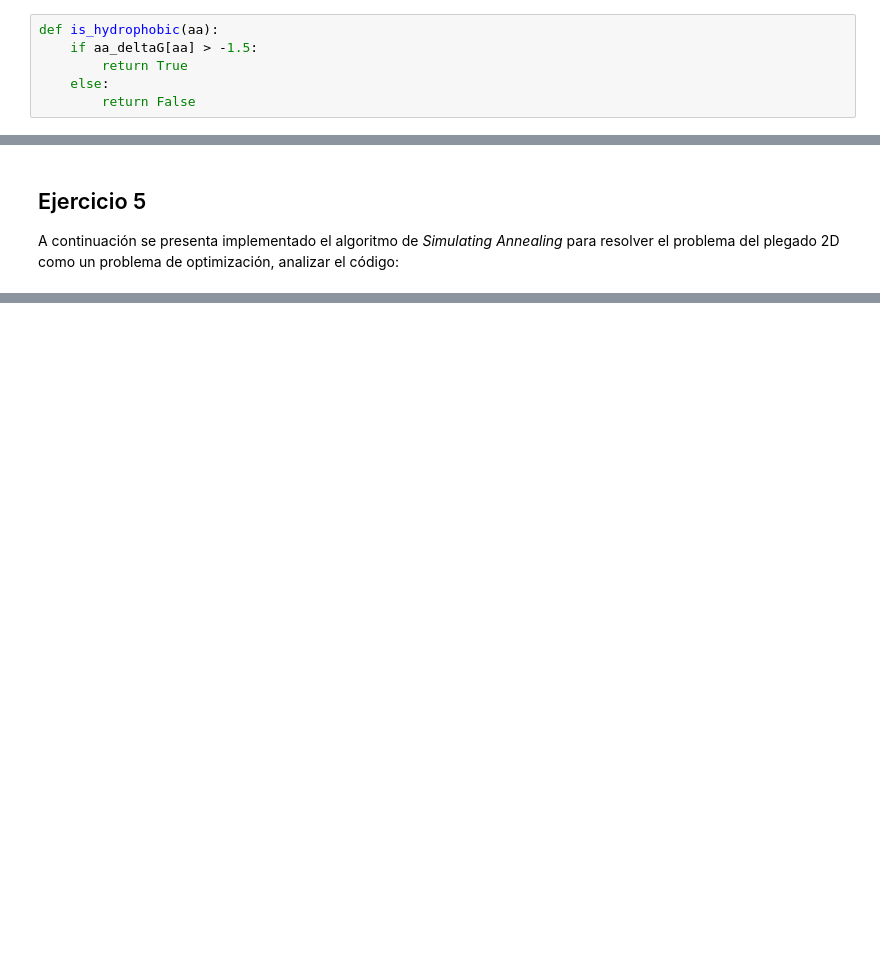
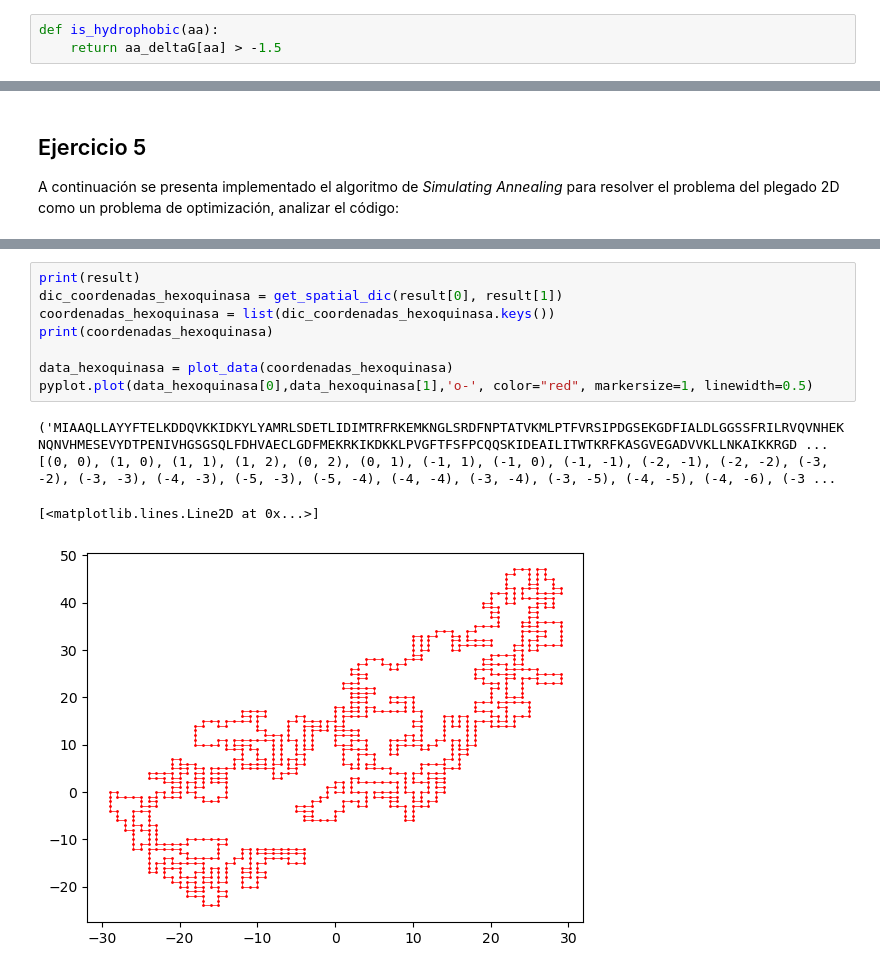
Before and after one commit to vicrevlop/Python-BAG-23-24, a Jupyter notebook: plegado2D_enunciado23.ipynb, the cells around one changed output, grey strips where cells are left out. Saved outputs shown, nothing was run; the diff lists cells and outputs as text; blank space fills up the shorter version.

```diff
--- a/plegado2D_enunciado23.ipynb
+++ b/plegado2D_enunciado23.ipynb
@@ -151,9 +136,6 @@ aa_deltaG = {
 Se pide implementar una función **is_hydrophobic(aa)** que recibe un aminoácido y devuelve **True** si su ΔG es mayor de -1.5, **False** en caso contrario.
 # %%
 def is_hydrophobic(aa):
-    if aa_deltaG[aa] > -1.5:
-        return True
-    else:
-        return False
+    return aa_deltaG[aa] > -1.5
 # %%
 #pruebas
@@ -483,0 +536,13 @@ pyplot.plot(["b","a","c","e","t"], [20,40,50,90,25],'o-')
+# %%
+print(result)
+dic_coordenadas_hexoquinasa = get_spatial_dic(result[0], result[1])
+coordenadas_hexoquinasa = list(dic_coordenadas_hexoquinasa.keys())
+print(coordenadas_hexoquinasa)
+
+data_hexoquinasa = plot_data(coordenadas_hexoquinasa)
+pyplot.plot(data_hexoquinasa[0],data_hexoquinasa[1],'o-', color="red", markersize=1, linewidth=0.5)
+# %% [output]
+('MIAAQLLAYYFTELKDDQVKKIDKYLYAMRLSDETLIDIMTRFRKEMKNGLSRDFNPTATVKMLPTFVRSIPDGSEKGDFIALDLGGSSFRILRVQVNHEKNQNVHMESEVYDTPENIVHGSGSQLFDHVAECLGDFMEKRKIKDKKLPVGFTFSFPCQQSKIDEAILITWTKRFKASGVEGADVVKLLNKAIKKRGD ...
+[(0, 0), (1, 0), (1, 1), (1, 2), (0, 2), (0, 1), (-1, 1), (-1, 0), (-1, -1), (-2, -1), (-2, -2), (-3, -2), (-3, -3), (-4, -3), (-5, -3), (-5, -4), (-4, -4), (-3, -4), (-3, -5), (-4, -5), (-4, -6), (-3 ...
+[<matplotlib.lines.Line2D at 0x...>]
+[figure, added]
```
Also changed, not shown: parts of 31 cells of this notebook.
